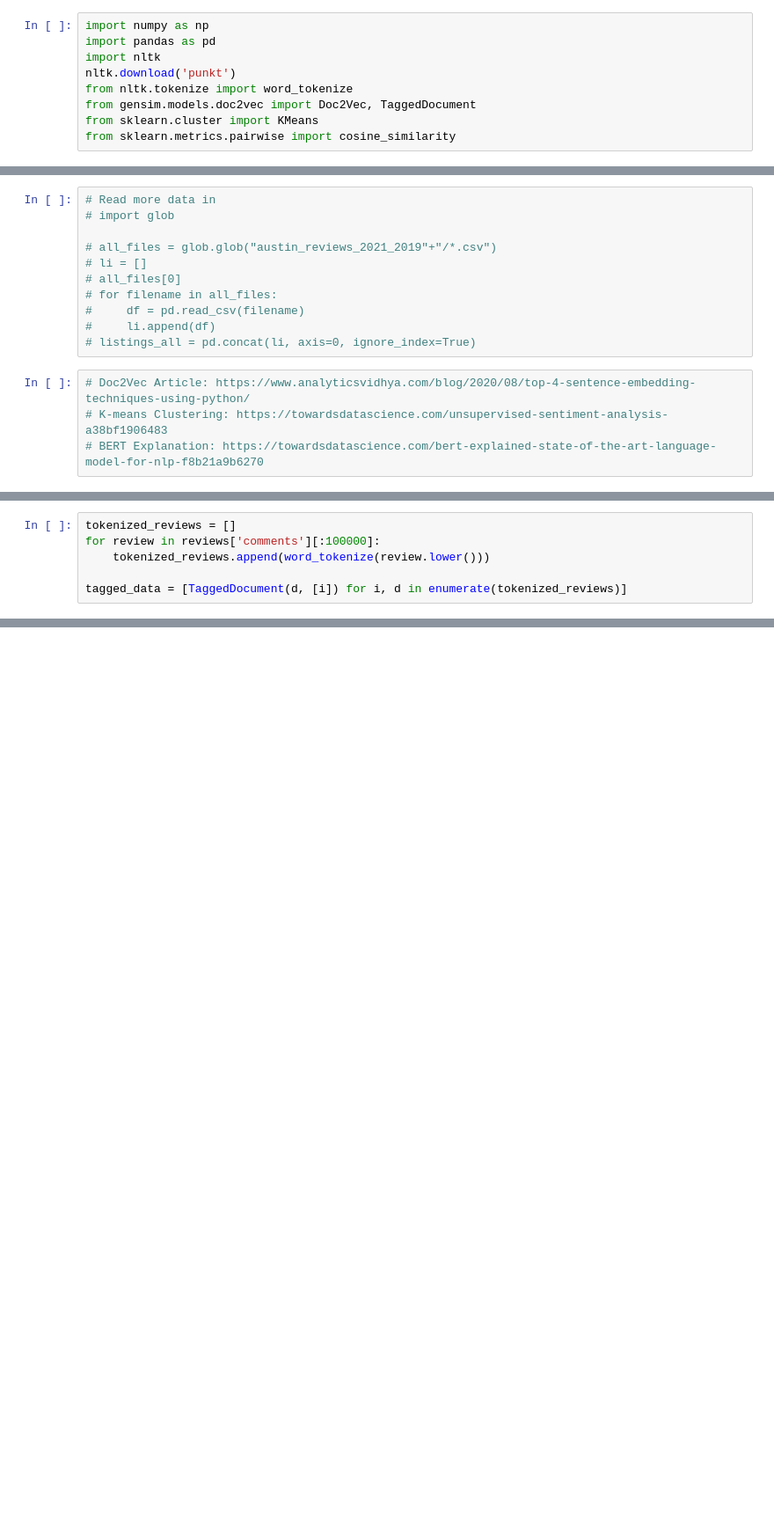
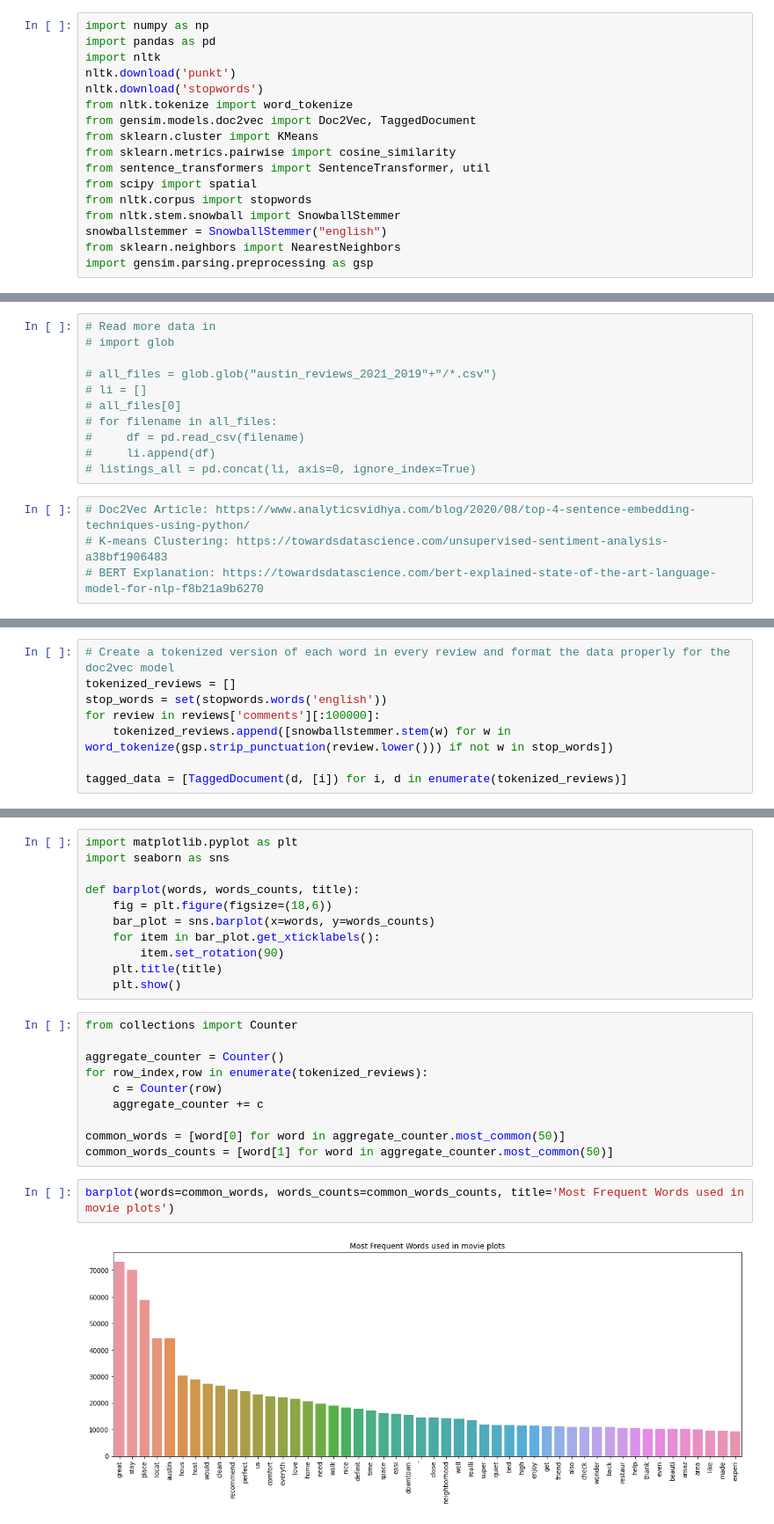
Before and after one commit to jason-nyamberk/stat222-project-airbnb, a Jupyter notebook: NLP Analysis.ipynb, the cells around one changed output, grey strips where cells are left out. Shown at 88% size. Saved outputs shown, nothing was run; the diff lists cells and outputs as text; blank space fills up the shorter version.

```diff
--- a/NLP Analysis.ipynb
+++ b/NLP Analysis.ipynb
@@ -3,10 +3,18 @@ import numpy as np
 import pandas as pd
 import nltk
 nltk.download('punkt')
+nltk.download('stopwords')
 from nltk.tokenize import word_tokenize
 from gensim.models.doc2vec import Doc2Vec, TaggedDocument
 from sklearn.cluster import KMeans
 from sklearn.metrics.pairwise import cosine_similarity
+from sentence_transformers import SentenceTransformer, util
+from scipy import spatial
+from nltk.corpus import stopwords
+from nltk.stem.snowball import SnowballStemmer
+snowballstemmer = SnowballStemmer("english")
+from sklearn.neighbors import NearestNeighbors
+import gensim.parsing.preprocessing as gsp
 # %% [output]
 [nltk_data] Downloading package punkt to
 [nltk_data]     /Users/marlonfacey/nltk_data...
@@ -103,6 +84,8 @@ Overall, we had a nice time staying here, just wish it was a bit quieter
 # %%
+# Create a tokenized version of each word in every review and format the data properly for the doc2vec model
 tokenized_reviews = []
+stop_words = set(stopwords.words('english'))
 for review in reviews['comments'][:100000]:
-    tokenized_reviews.append(word_tokenize(review.lower()))
+    tokenized_reviews.append([snowballstemmer.stem(w) for w in word_tokenize(gsp.strip_punctuation(review.lower())) if not w in stop_words])
 
 tagged_data = [TaggedDocument(d, [i]) for i, d in enumerate(tokenized_reviews)]
@@ -242,0 +400,25 @@ review_scores
+# %%
+import matplotlib.pyplot as plt
+import seaborn as sns
+
+def barplot(words, words_counts, title):
+    fig = plt.figure(figsize=(18,6))
+    bar_plot = sns.barplot(x=words, y=words_counts)
+    for item in bar_plot.get_xticklabels():
+        item.set_rotation(90)
+    plt.title(title)
+    plt.show()
+# %%
+from collections import Counter
+
+aggregate_counter = Counter()
+for row_index,row in enumerate(tokenized_reviews):
+    c = Counter(row)
+    aggregate_counter += c
+
+common_words = [word[0] for word in aggregate_counter.most_common(50)]
+common_words_counts = [word[1] for word in aggregate_counter.most_common(50)]
+# %%
+barplot(words=common_words, words_counts=common_words_counts, title='Most Frequent Words used in movie plots')
+# %% [output]
+[figure, added]
```
Also changed, not shown: parts of 46 cells of this notebook.
